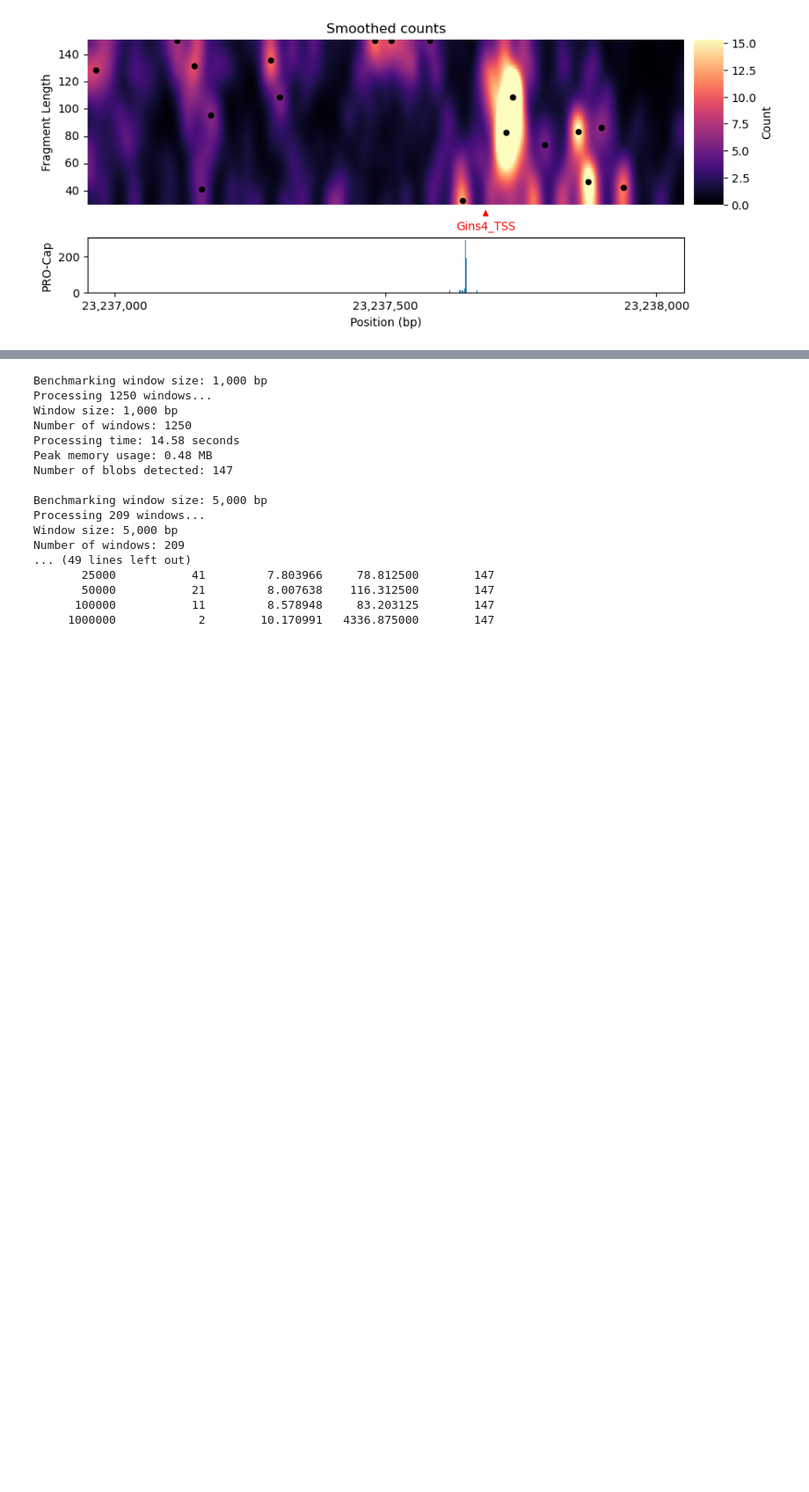
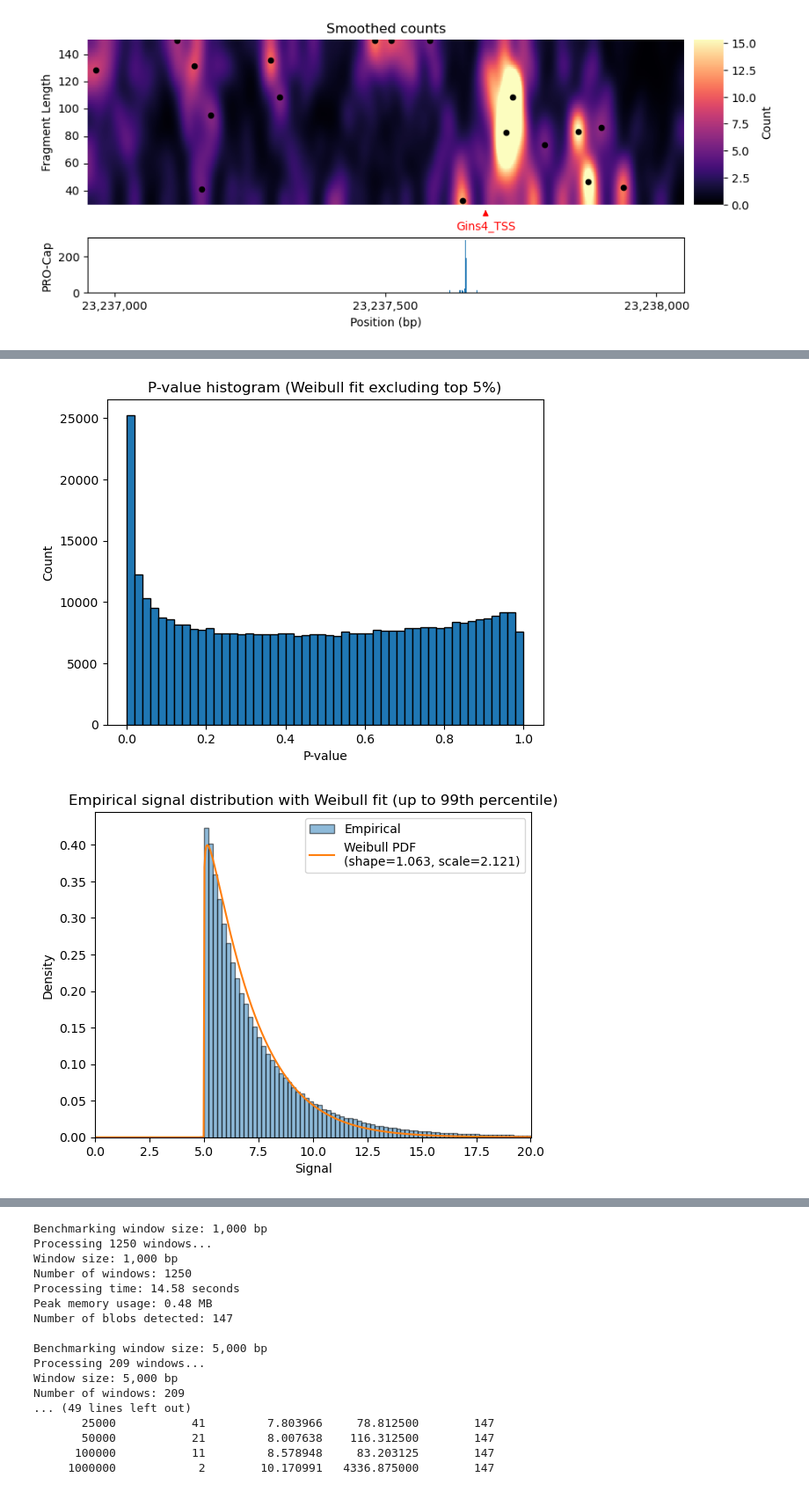
Before and after one commit to aryeelab/foci-3d, a Jupyter notebook: code/footprinting.ipynb, the cells around one changed output, grey strips where cells are left out. Shown at 88% size. Cells and saved outputs as stored; diff of their text form; code cells hidden in the pictures; blank space fills up the shorter version.

```diff
--- a/code/footprinting.ipynb
+++ b/code/footprinting.ipynb
@@ -240,11 +240,11 @@ threshold = 5.0
 sigma = 10.0
 min_size = 5
 fragment_len_min = 25
-fragment_len_max = 150
+fragment_len_max = 160
 num_cores = 8
 
 # Define the region to process
-#chromosomes = [('chr8', 23000000, 24000000)]
+#chromosomes = [('chr8', 20000000, 30000000)]
 chromosomes = [('chr8')]
 
 # Detect footprints
@@ -409,0 +321,71 @@ for col in footprints.columns[3:]:
+# %%
+# Fit a Weibull distribution to the max_signal values and use it to compute p-values
+
+import pandas as pd
+import numpy as np
+from scipy import stats
+import matplotlib.pyplot as plt
+
+# 1.
+values = footprints['max_signal'].values
+
+# 2. Grid search over specified exclusion fractions
+candidates = [0.05, 0.10, 0.20, 0.30]
+results = []
+for f in candidates:
+    thr = np.percentile(values, 100 * (1 - f))
+    bulk = values[values <= thr]
+    shape, loc, scale = stats.weibull_min.fit(bulk, floc=threshold)
+    p_bulk = 1 - stats.weibull_min.cdf(bulk, shape, loc=threshold, scale=scale)
+    ks_stat, _ = stats.kstest(p_bulk, 'uniform')
+    results.append((f, thr, shape, scale, ks_stat))
+
+# 3. Select best fraction (min KS statistic)
+best_f, best_thr, best_shape, best_scale, best_ks = min(results, key=lambda x: x[4])
+
+# 4. Refit on bulk with best fraction
+bulk = values[values <= best_thr]
+shape, loc, scale = stats.weibull_min.fit(bulk, floc=threshold)
+
+# 5a. Compute p-values for all data points
+footprints['p_value'] = 1 - stats.weibull_min.cdf(values, shape, loc=threshold, scale=scale)
+
+# 5b. Compute q-values (Benjamini-Hochberg)
+#footprints['q_value'] = stats.multipletests(footprints['p_value'], method='fdr_bh')[1]
+
+from statsmodels.stats.multitest import multipletests
+rejected, qvals, _, _ = multipletests(footprints['p_value'], alpha=0.05, method='fdr_bh')
+footprints['q_value'] = qvals
+
+# 6. Show first few rows with p-values
+print(footprints[['max_signal', 'p_value', 'q_value']].head(10))
+
+# Number significant at 5%
+print(f"Number significant at 5% FDR: {np.sum(footprints['q_value'] <= 0.05)}")
+# Number significant at 10%
+print(f"Number significant at 10% FDR: {np.sum(footprints['q_value'] <= 0.10)}")
+
+# 7. Plot histogram of all p-values
+plt.figure()
+plt.hist(footprints['p_value'], bins=50, edgecolor='black')
+plt.xlabel('P-value')
+plt.ylabel('Count')
+plt.title(f'P-value histogram (Weibull fit excluding top {int(best_f*100)}%)')
+plt.show()
+
+# 8. Empirical distribution with Weibull PDF, x-axis up to ~25 (99.8th percentile)
+x_limit = np.percentile(values, 99)
+plt.figure()
+# Histogram of empirical signals up to x_limit
+count, bins, _ = plt.hist(values, bins=100, density=True, alpha=0.5, edgecolor='black', range=(0, x_limit), label='Empirical')
+# Weibull PDF curve over same range
+x = np.linspace(0, x_limit, 500)
+pdf = stats.weibull_min.pdf(x, shape, loc=threshold, scale=scale)
+plt.plot(x, pdf, label=f'Weibull PDF\n(shape={shape:.3f}, scale={scale:.3f})')
+plt.xlim(0, x_limit)
+plt.xlabel('Signal')
+plt.ylabel('Density')
+plt.title('Empirical signal distribution with Weibull fit (up to 99th percentile)')
+plt.legend()
+plt.show()
+# %% [output]
@@ -409,0 +405,2 @@ for col in footprints.columns[3:]:
+[figure, added]
+[figure, added]
```
Also changed, not shown: parts of 19 cells of this notebook, 2 other files.
